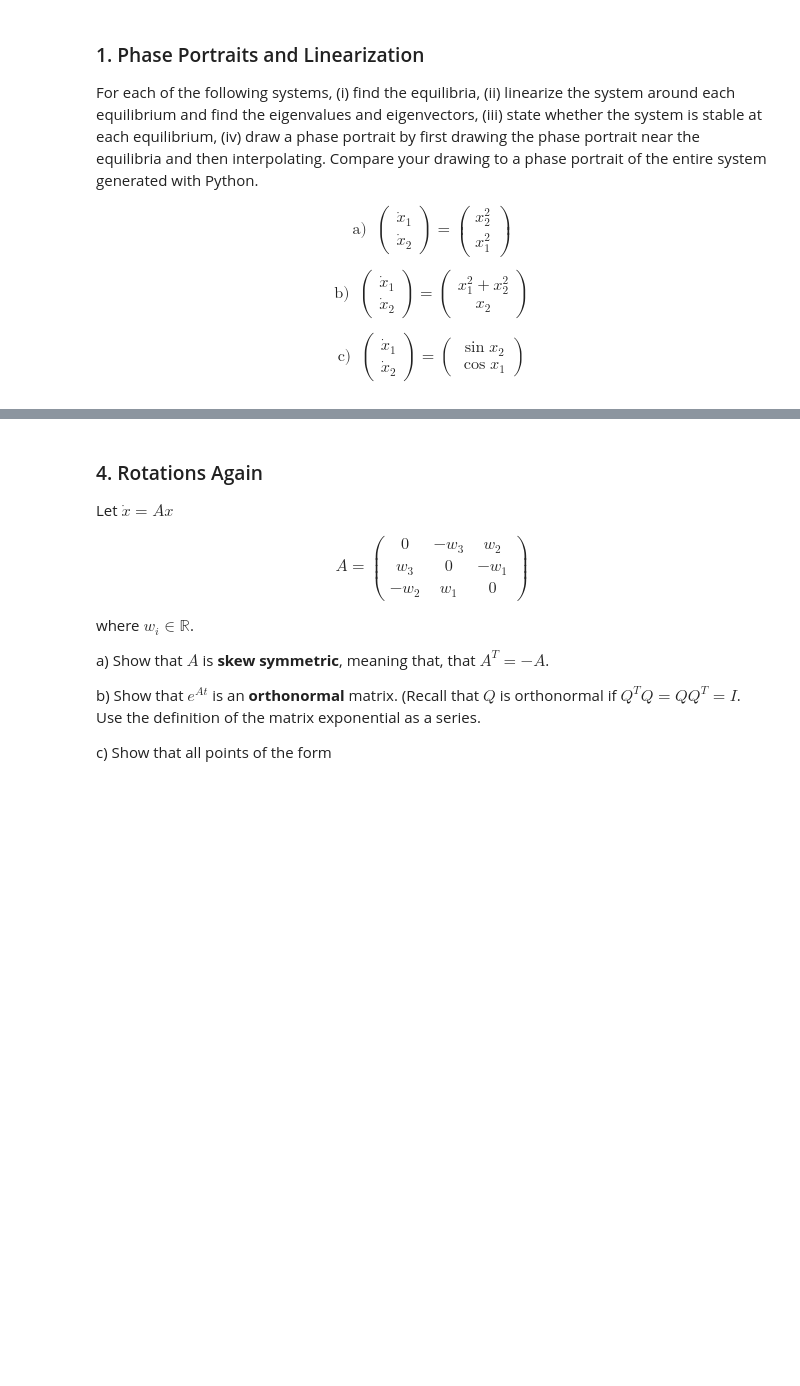
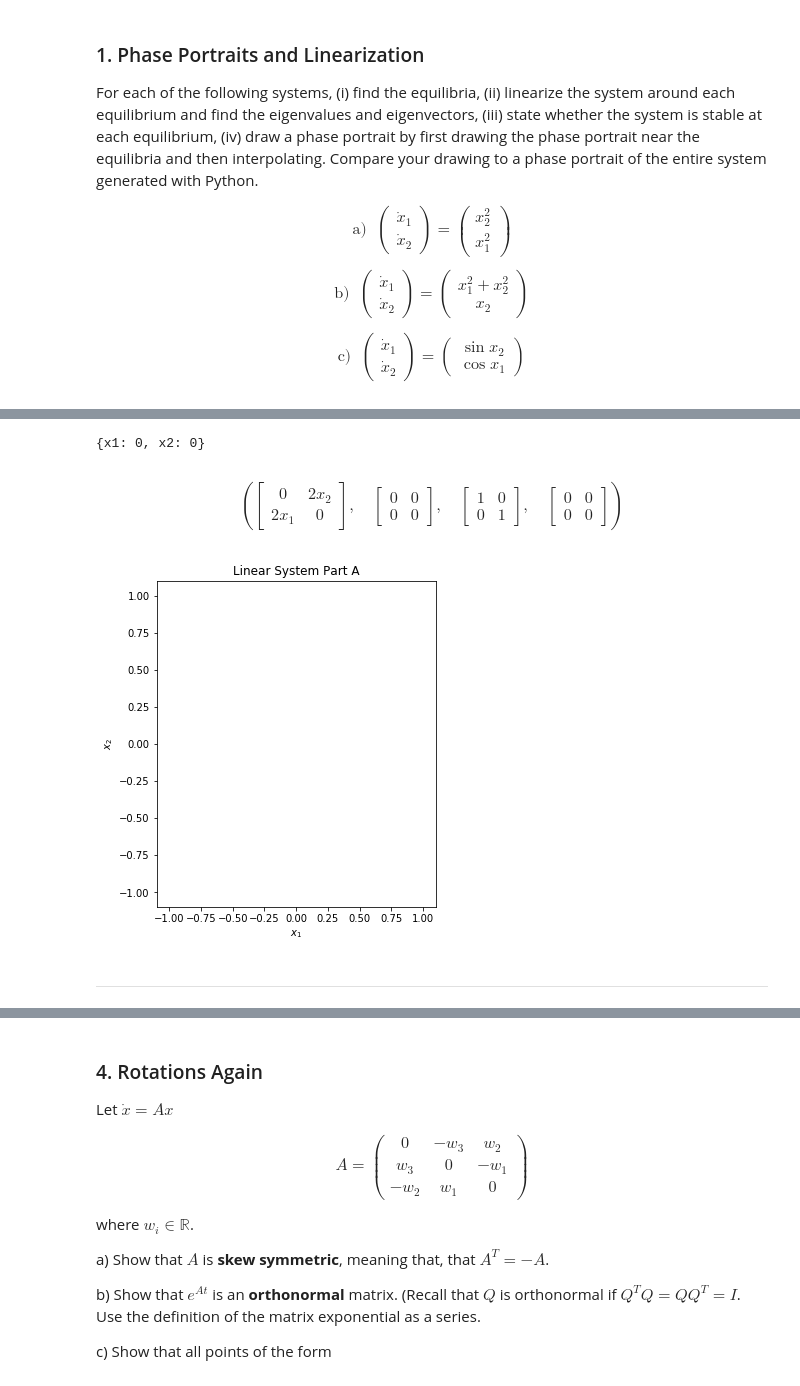
Before and after one commit to kegedy/EE502P, a Jupyter notebook: hw/kevin/HW05.ipynb, the cells around one changed output, grey strips where cells are left out. Saved outputs shown, nothing was run; the diff lists cells and outputs as text; code cells hidden in the pictures; blank space fills up the shorter version.

```diff
--- a/hw/kevin/HW05.ipynb
+++ b/hw/kevin/HW05.ipynb
@@ -75,0 +125,18 @@ $$
+# %%
+# This is just a convenience function for plotting things.
+# Provided by Victor Cannes in office hours
+def plot_phase_portrait(matrices,titles):
+    """Makes a plot of the phase portraits of the given matrices"""
+    fig, ax = plt.subplots(len(matrices),1, figsize=(5,5*len(matrices)+1),squeeze=False)
+
+    x1,x2 = np.meshgrid(np.linspace(-1, 1, 9),np.linspace(-1, 1, 9))
+
+    for i,[matrix,title] in enumerate(zip(matrices,titles)):
+        a = np.array(matrix).astype(np.float64)
+        x1dot = a[0,0]*x1 + a[0,1]*x2 # x1'(t) = a11 * x1 + a12 * x2
+        x2dot = a[1,0]*x1 + a[1,1]*x2  # x2'(t) = a21 * x1 + a22 * x2
+        ax[i,0].quiver(x1, x2, x1dot, x2dot, color='r')
+        ax[i,0].set_xlabel('$x_1$')
+        ax[i,0].set_ylabel('$x_2$')
+        ax[i,0].set_title(title)
+    return None
@@ -75,0 +214,23 @@ $$
+# %%
+x1,x2 = sp.symbols('x1,x2')
+partials = sp.Matrix([x1,x2])
+system = sp.Matrix([[x2**2],[x1**2]])
+eq = sp.solve(system)
+dct = next(iter(eq))
+print(dct)
+# %% [output]
+{x1: 0, x2: 0}
+# %%
+A = system.jacobian(partials)
+A_eq = A.subs(dct)
+P,D = A_eq.diagonalize()
+A,A_eq,P,D
+matrices.append(A_eq); titles.append('Linear System Part A')
+# %% [output]
+$$\left ( \left[\begin{matrix}0 & 2 x_{2}\\2 x_{1} & 0\end{matrix}\right], \quad \left[\begin{matrix}0 & 0\\0 & 0\end{matrix}\right], \quad \left[\begin{matrix}1 & 0\\0 & 1\end{matrix}\right], \quad \left[\begin{matrix}0 & 0\\0 & 0\end{matrix}\right]\right )$$
+# %%
+plot_phase_portrait([A_eq],['Linear System Part A']);
+# %% [output]
+[figure, added]
+# %% [markdown]
+<hr>
```
Also changed, not shown: parts of 30 cells of this notebook.
